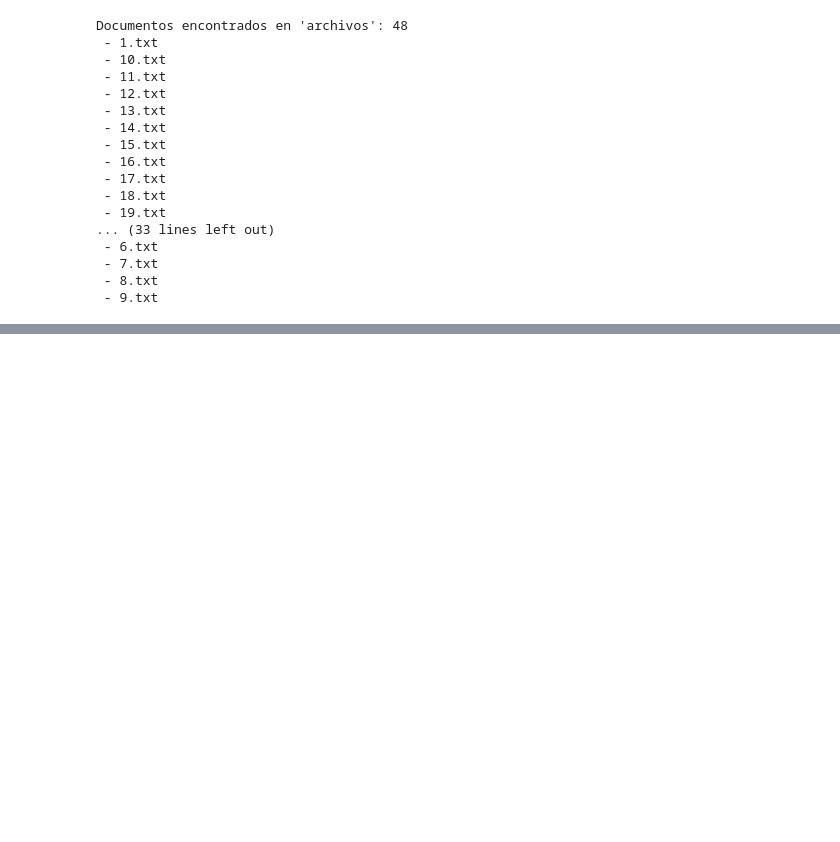
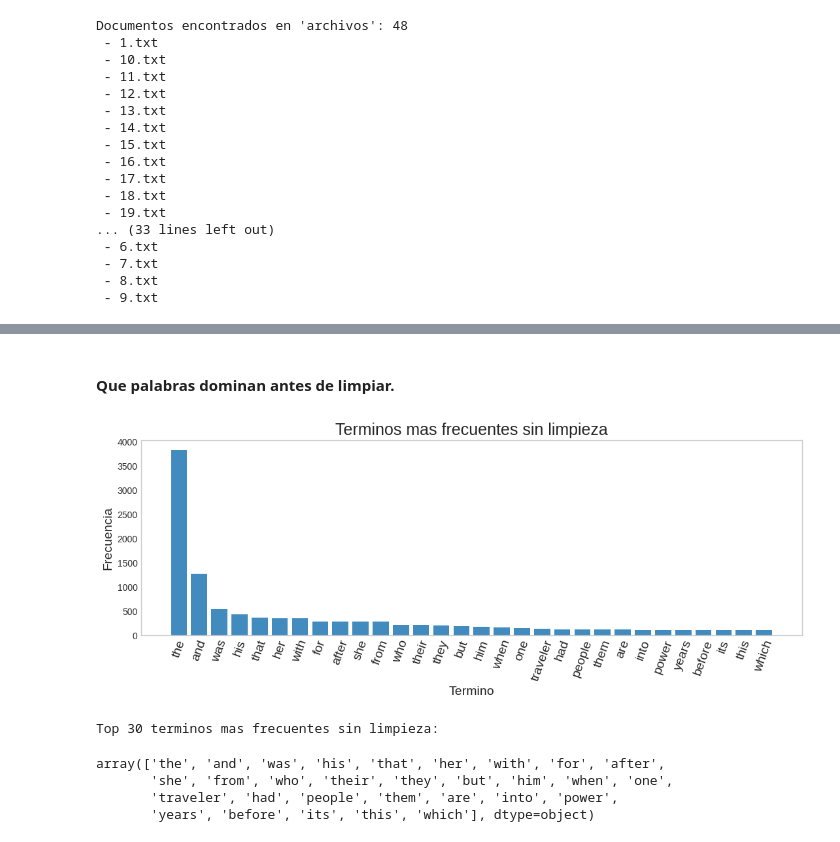
Before and after one commit to wbguc/Proyecto-Algebra, a Jupyter notebook: main.ipynb, the cells around one changed output, grey strips where cells are left out. Saved outputs shown, nothing was run; the diff lists cells and outputs as text; code cells hidden in the pictures; blank space fills up the shorter version.

```diff
--- a/main.ipynb
+++ b/main.ipynb
@@ -74,0 +198,28 @@ Documentos encontrados en 'archivos': 48
+# %% [markdown]
+#### Que palabras dominan antes de limpiar.
+# %%
+frecuencias_raw = np.asarray(X_raw.sum(axis=0)).ravel()
+indices_frecuentes_raw = np.argsort(frecuencias_raw)[::-1][:30]
+terminos_frecuentes_raw = vocabulario_raw[indices_frecuentes_raw]
+conteos_frecuentes_raw = frecuencias_raw[indices_frecuentes_raw]
+
+fig, ax = plt.subplots(figsize=(11, 4.5))
+ax.bar(terminos_frecuentes_raw, conteos_frecuentes_raw, color="tab:blue", alpha=0.85)
+ax.set_title("Terminos mas frecuentes sin limpieza", fontsize=18)
+ax.set_xlabel("Termino", fontsize=14)
+ax.set_ylabel("Frecuencia", fontsize=14)
+ax.grid(False)
+ax.tick_params(axis="x", rotation=70, labelsize=14)
+plt.tight_layout()
+plt.show()
+
+# Print top 30 terms and their counts
+print("Top 30 terminos mas frecuentes sin limpieza:")
+terminos_frecuentes_raw
+# %% [output]
+[figure, added]
+Top 30 terminos mas frecuentes sin limpieza:
+array(['the', 'and', 'was', 'his', 'that', 'her', 'with', 'for', 'after',
+       'she', 'from', 'who', 'their', 'they', 'but', 'him', 'when', 'one',
+       'traveler', 'had', 'people', 'them', 'are', 'into', 'power',
+       'years', 'before', 'its', 'this', 'which'], dtype=object)
```
Also changed, not shown: parts of 15 cells of this notebook.
